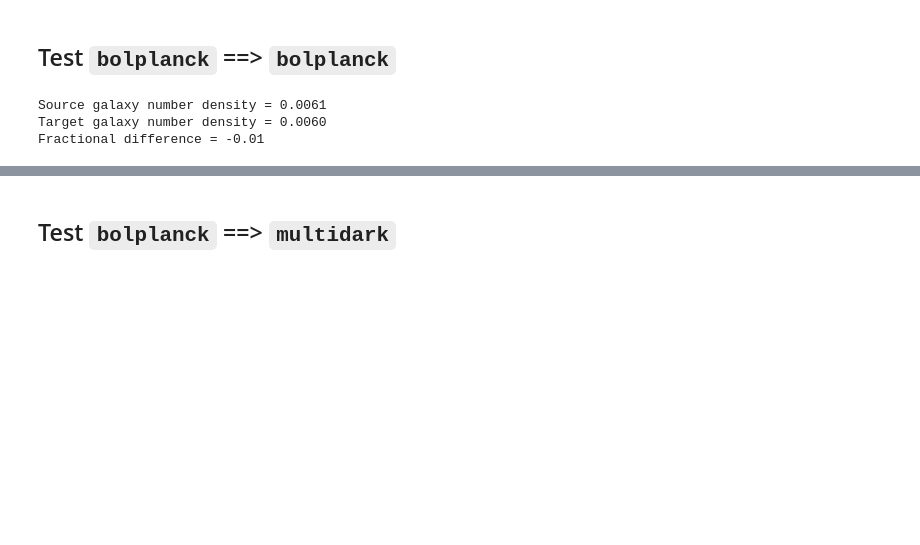
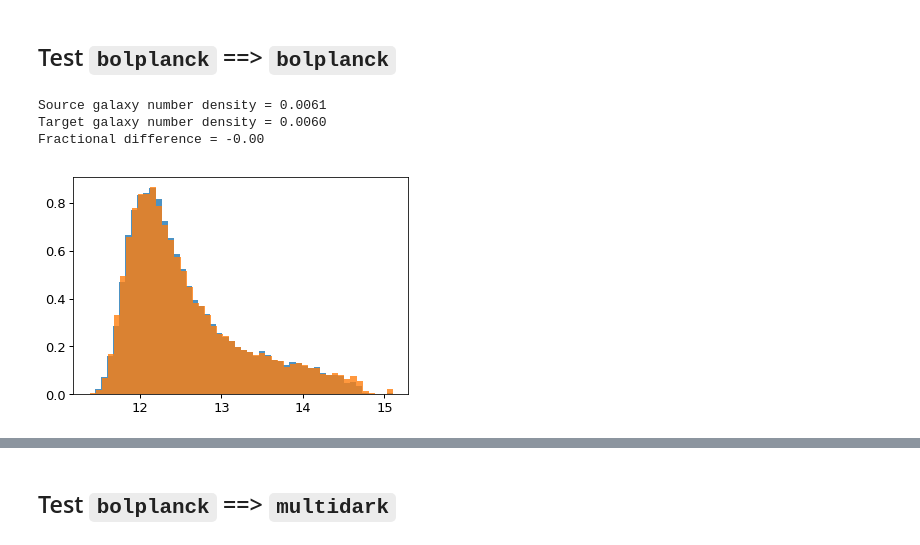
Before and after one commit to aphearin/galsampler, a Jupyter notebook: notebooks/end_to_end_demo.ipynb, the cells around one changed output, grey strips where cells are left out. Saved outputs shown, nothing was run; the diff lists cells and outputs as text; code cells hidden in the pictures; blank space fills up the shorter version.

```diff
--- a/notebooks/end_to_end_demo.ipynb
+++ b/notebooks/end_to_end_demo.ipynb
@@ -30,25 +30,42 @@ target_halos['bin_number'] = halo_bin_indices(mass=(target_halos['halo_mvir'], m
 # %%
 from galsampler.end_to_end import source_galaxy_selection_indices
 
 nhalo_min = 25
-indices = source_galaxy_selection_indices(source_galaxies['halo_hostid'],
+indices, host_target_ids = source_galaxy_selection_indices(source_galaxies['halo_hostid'],
                         source_halos['halo_id'], source_halos['bin_number'],
-                        target_halos['bin_number'], nhalo_min, mhost_bins)
+                        target_halos['bin_number'], target_halos['halo_id'],
+                        nhalo_min, mhost_bins)
 
-target_galaxies = source_galaxies[indices]
+from halotools.utils import crossmatch
+
+idxA, idxB = crossmatch(host_target_ids, target_halos['halo_id'])
+
+from astropy.table import Table
+target_galaxies = Table()
+target_galaxies['halo_mvir'] = target_halos['halo_mvir'][idxB]
+target_galaxies['target_halo_id'] = target_halos['halo_id'][idxB]
+target_galaxies['source_halo_id'] = source_galaxies['halo_hostid'][indices]
+target_galaxies['luminosity'] = source_galaxies['luminosity'][indices]
+
+fig, ax = plt.subplots(1, 1)
+
+__=ax.hist(np.log10(target_galaxies['halo_mvir']), bins=50, alpha=0.8, normed=True)
+__=ax.hist(np.log10(source_galaxies['halo_mvir']), bins=50, alpha=0.8, normed=True)
+
 
 nd_source = len(source_galaxies)/Vbox_source
 nd_target = len(target_galaxies)/Vbox_target
 
 print("Source galaxy number density = {0:.4f}".format(nd_source))
 print("Target galaxy number density = {0:.4f}".format(nd_target))
 fracdiff = (nd_target-nd_source)/nd_source
 
 print("Fractional difference = {0:.2f}".format(fracdiff))
 # %% [output]
 Source galaxy number density = 0.0061
 Target galaxy number density = 0.0060
-Fractional difference = -0.01
+Fractional difference = -0.00
+[figure, added]
 # %%
 fig, ax = plt.subplots(1, 1)
 
```
Also changed, not shown: parts of 7 cells of this notebook.
